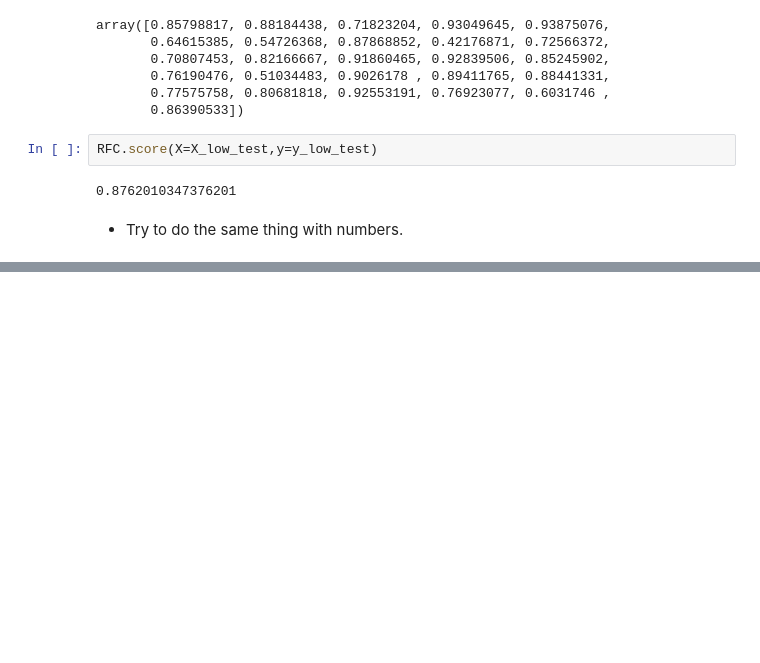
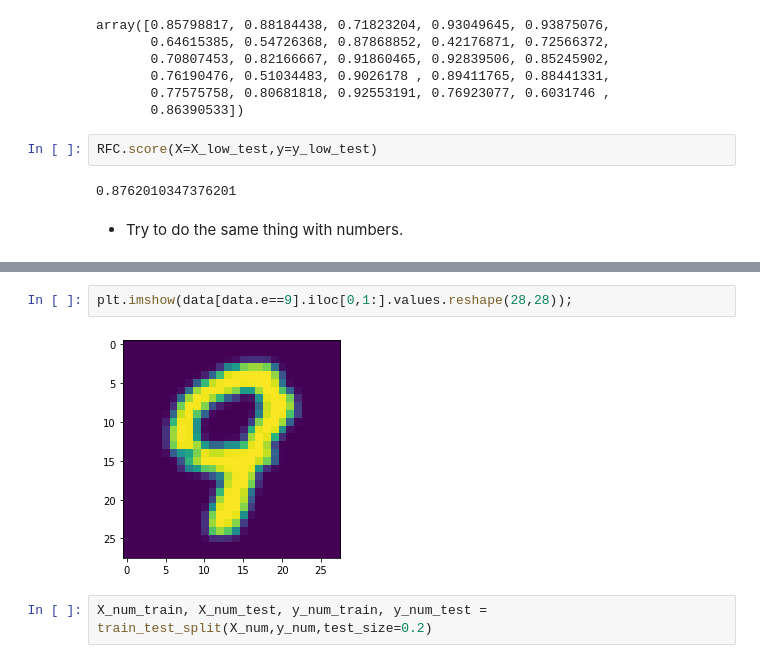
Before and after one commit to ta-data-mexpt/lab-supervised-classification, a Jupyter notebook: Supervised Classification.ipynb, the cells around one changed output, grey strips where cells are left out. Saved outputs shown, nothing was run; the diff lists cells and outputs as text; blank space fills up the shorter version.

```diff
--- a/Supervised Classification.ipynb
+++ b/Supervised Classification.ipynb
@@ -562,0 +622,6 @@ X_low_train, X_low_test, y_low_train, y_low_test = train_test_split(X_low,y_low,
+# %%
+plt.imshow(data[data.e==9].iloc[0,1:].values.reshape(28,28));
+# %% [output]
+[figure, added]
+# %%
+X_num_train, X_num_test, y_num_train, y_num_test = train_test_split(X_num,y_num,test_size=0.2)
```
Also changed, not shown: parts of 49 cells of this notebook.
